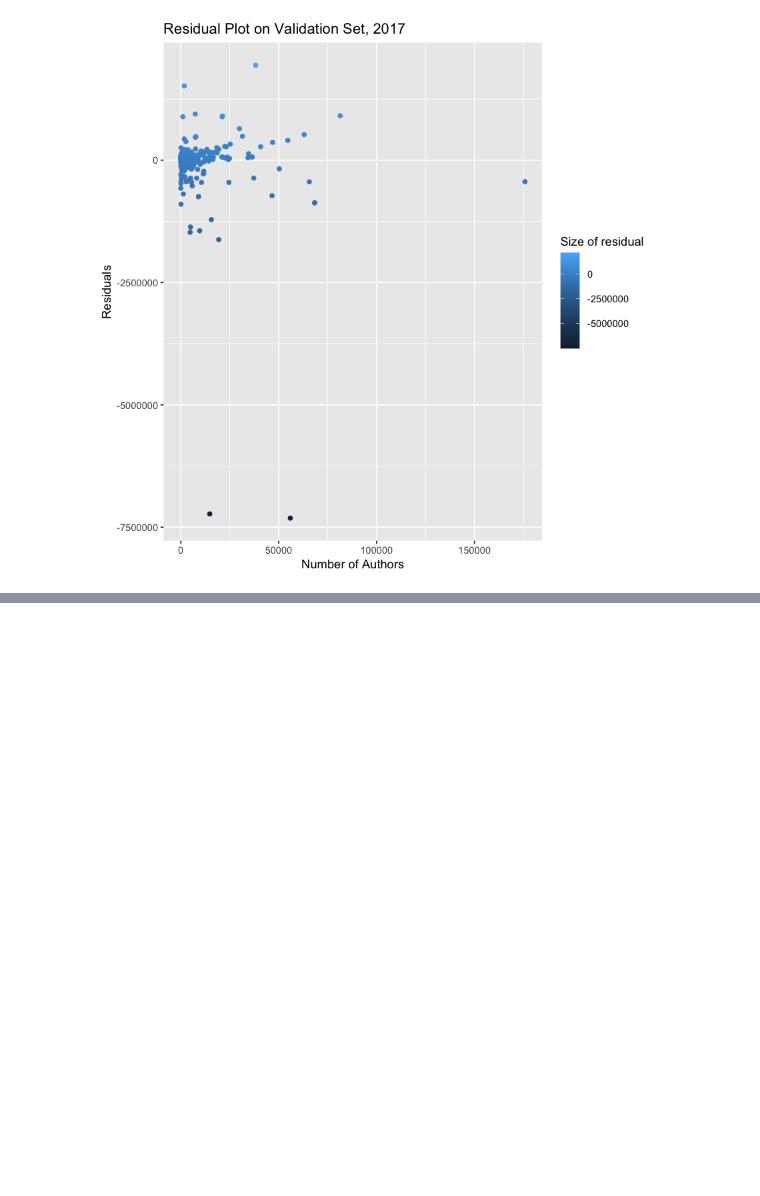
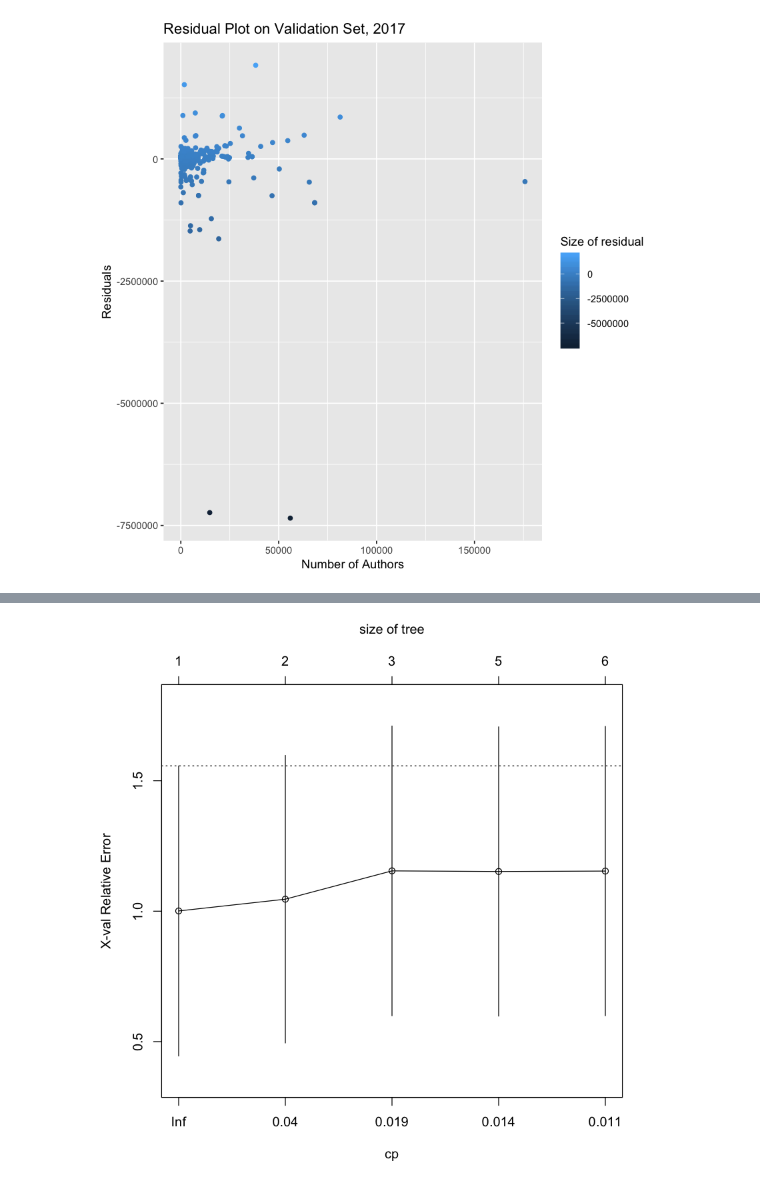
Before and after one commit to tbonza/EDS19, a Jupyter notebook: project/FinalReport.ipynb, the cells around one changed output, grey strips where cells are left out. Saved outputs shown, nothing was run; the diff lists cells and outputs as text; code cells hidden in the pictures; blank space fills up the shorter version.

Commit message:
results were interesting, room for future research

```diff
--- a/project/FinalReport.ipynb
+++ b/project/FinalReport.ipynb
@@ -502,0 +523,6 @@ Let's clean this notebook up a bit then put together the presentation and write
+# %%
+X_train_tib <- tibble(num_authors = X_train[,1],
+                    org_name = X_train[,2],
+                    mentor_count = X_train[,3])
+# %%
+fit2 <- rpart(y_train$velocity ~ ., method="anova", data=X_train_tib)
@@ -502,0 +548,4 @@ Let's clean this notebook up a bit then put together the presentation and write
+# %%
+plotcp(fit2) # visualize cross-validation results
+# %% [output]
+[figure, added]
```
Also changed, not shown: parts of 24 cells of this notebook.
